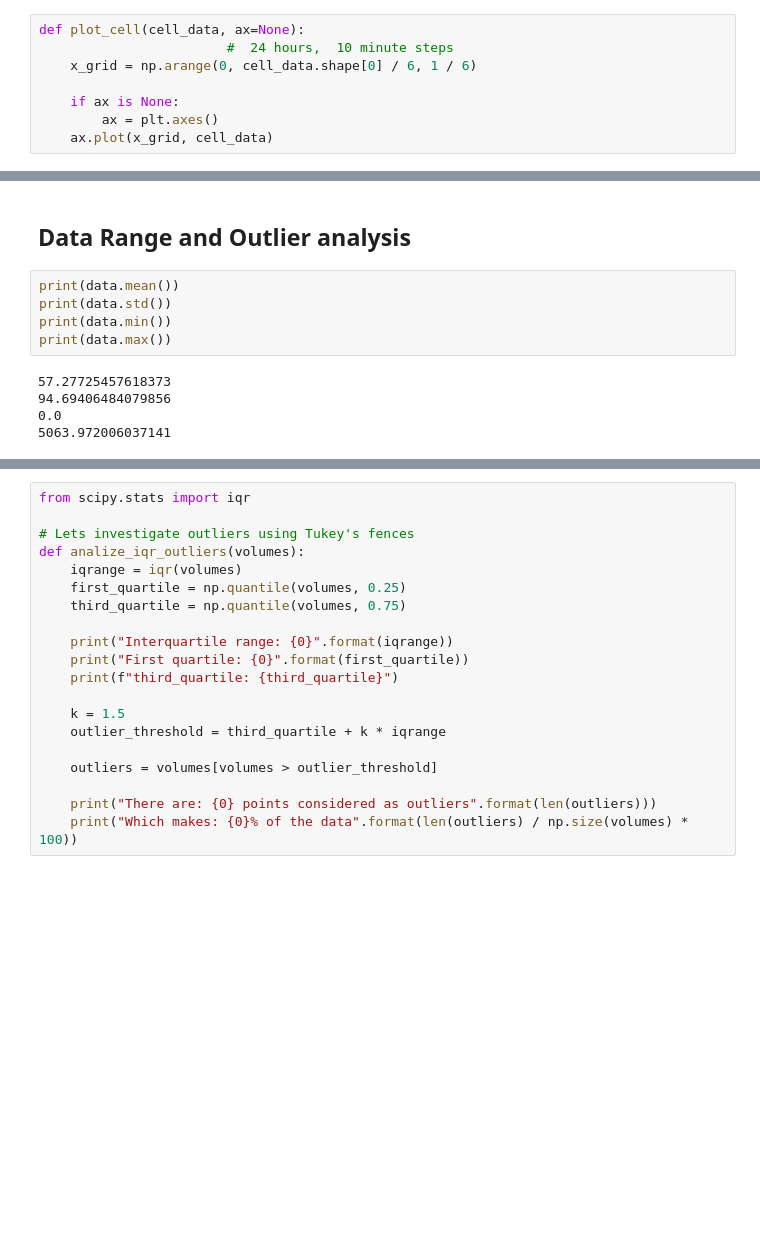
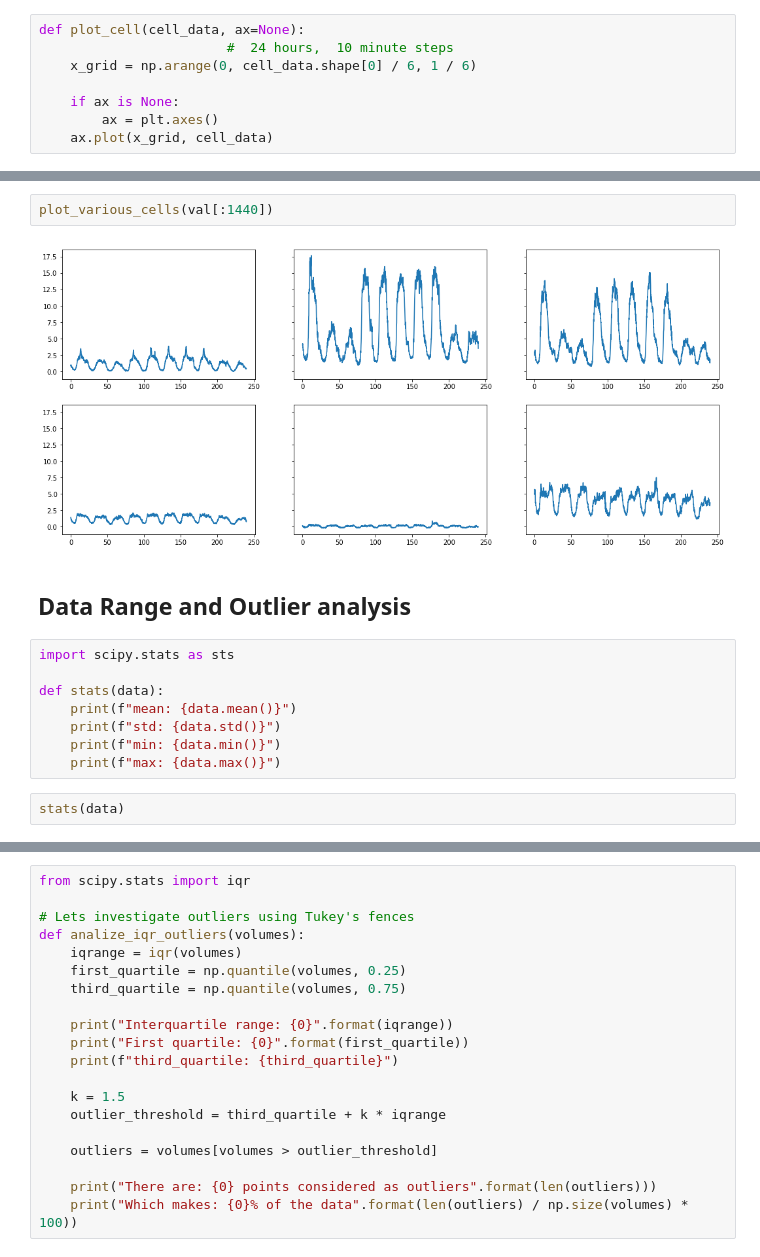
Before and after one commit to dzhv/Spatio-Temporal-mobile-traffic-forecasting, a Jupyter notebook: notebooks/data_exploration.ipynb, the cells around one changed output, grey strips where cells are left out. Cells and saved outputs as stored; diff of their text form; blank space fills up the shorter version.

```diff
--- a/notebooks/data_exploration.ipynb
+++ b/notebooks/data_exploration.ipynb
@@ -64,12 +66,16 @@ for line_coords, axis in zip(cell_coords, axis_grid):
+# %%
+plot_various_cells(val[:1440])
+# %% [output]
+[figure, added]
 # %% [markdown]
 ## Data Range and Outlier analysis
 # %%
-print(data.mean())
-print(data.std())
-print(data.min())
-print(data.max())
+import scipy.stats as sts
+
+def stats(data):
+    print(f"mean: {data.mean()}")
+    print(f"std: {data.std()}")
+    print(f"min: {data.min()}")
+    print(f"max: {data.max()}")
-# %% [output]
-57.27725457618373
-94.69406484079856
-0.0
-5063.972006037141
+# %%
+stats(data)
```
Also changed, not shown: parts of 10 cells of this notebook.
